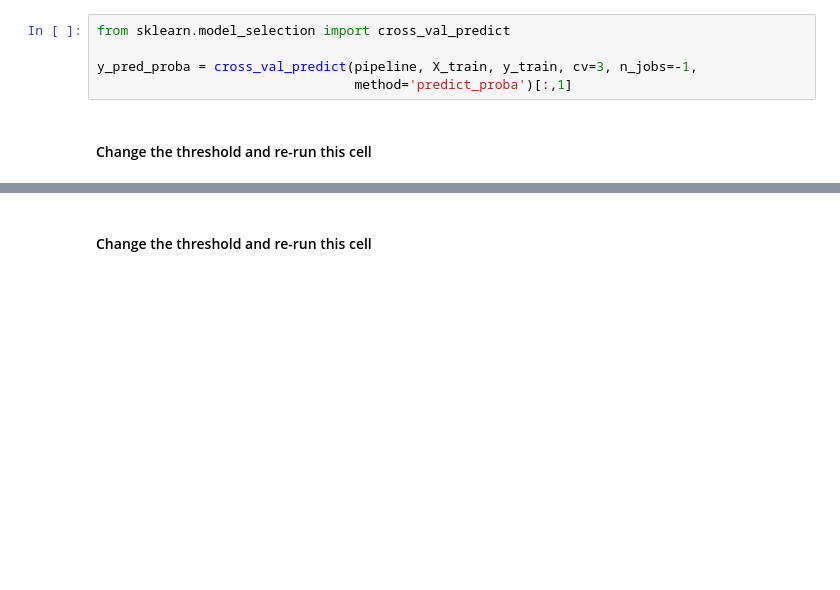
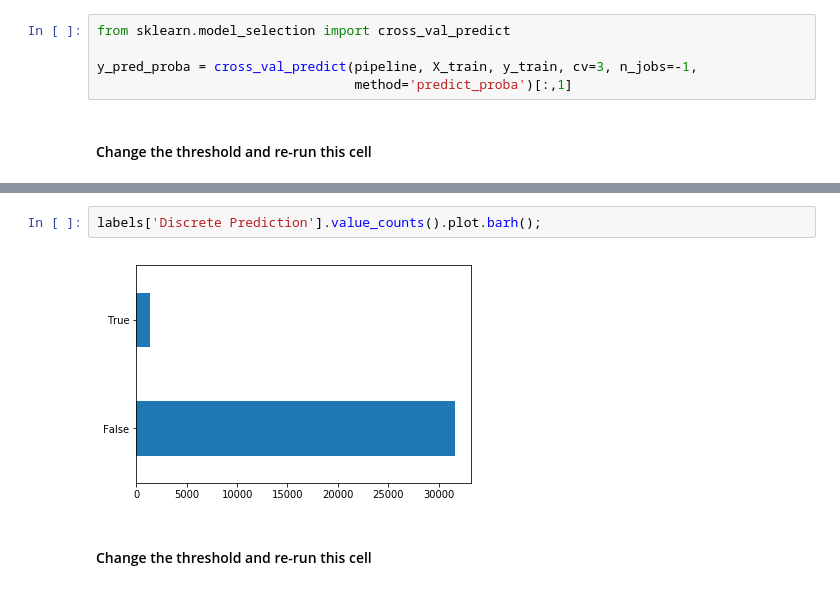
Before and after one commit to damerei/DS-Unit-2-Sprint-3-Classification-Validation, a Jupyter notebook: module3-classification-metrics/LS_DS_233_Classification_Metrics_Imbalanced_Classes.ipynb, the cells around one changed output, grey strips where cells are left out. Cells and saved outputs as stored; diff of their text form; blank space fills up the shorter version.

```diff
--- a/module3-classification-metrics/LS_DS_233_Classification_Metrics_Imbalanced_Classes.ipynb
+++ b/module3-classification-metrics/LS_DS_233_Classification_Metrics_Imbalanced_Classes.ipynb
@@ -112,3 +138,7 @@ labels.head(20)
+# %%
+labels['Discrete Prediction'].value_counts().plot.barh();
+# %% [output]
+[figure, added]
 # %% [markdown]
 #### Change the threshold and re-run this cell
 # %%
```
Also changed, not shown: parts of 12 cells of this notebook.
